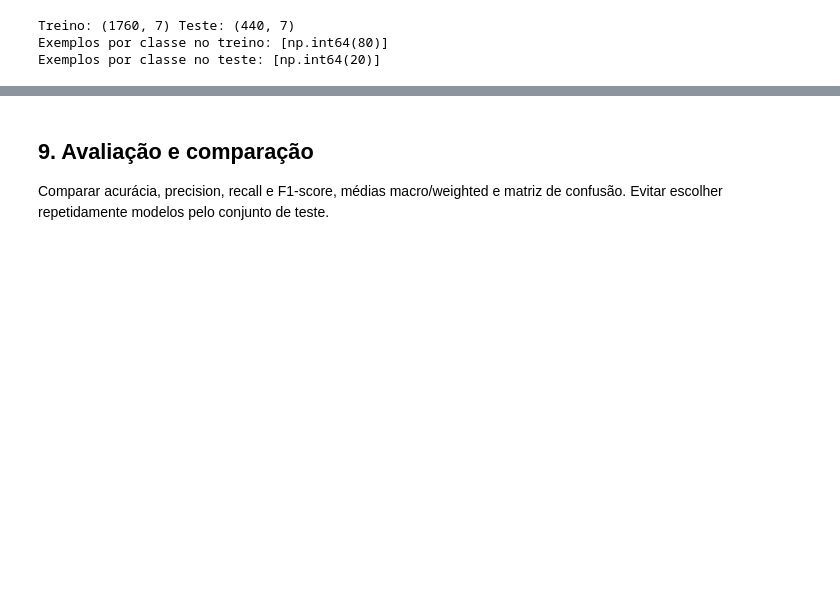
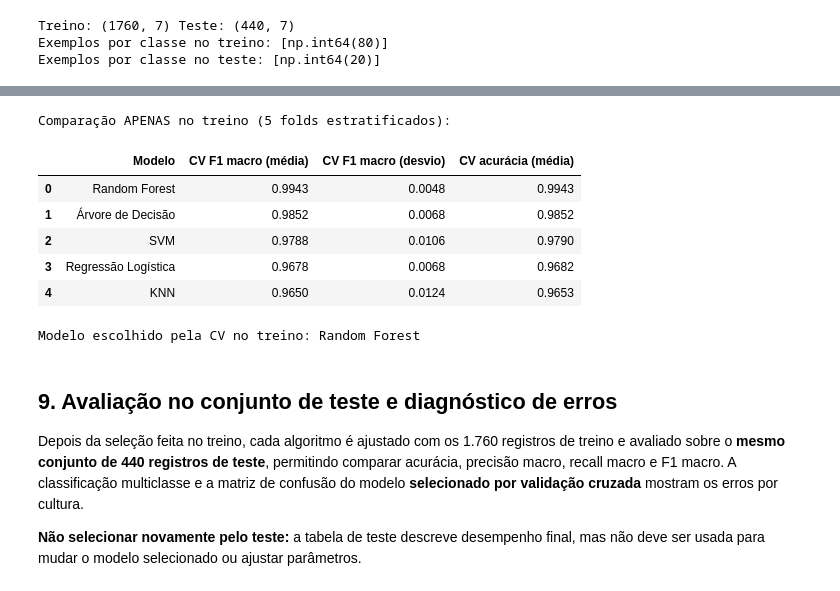
Before and after one commit to Caiobqz/FarmTech-Modelagem-IA-Fase3, a Jupyter notebook: notebooks/rascunho_modelagem_ia.ipynb, the cells around one changed output, grey strips where cells are left out. Saved outputs shown, nothing was run; the diff lists cells and outputs as text; code cells hidden in the pictures; blank space fills up the shorter version.

```diff
--- a/notebooks/rascunho_modelagem_ia.ipynb
+++ b/notebooks/rascunho_modelagem_ia.ipynb
@@ -314,7 +339,57 @@ Treinar cinco classificadores de algoritmos diferentes e justificar a escolha. C
 # %%
-# TODO: implementar os cinco classificadores e seus pipelines.
+# Treinamento e seleção por validação cruzada SOMENTE no conjunto de treino
+from sklearn.model_selection import StratifiedKFold, cross_validate
+from sklearn.pipeline import make_pipeline
+from sklearn.preprocessing import StandardScaler
+from sklearn.linear_model import LogisticRegression
+from sklearn.neighbors import KNeighborsClassifier
+from sklearn.tree import DecisionTreeClassifier
+from sklearn.ensemble import RandomForestClassifier
+from sklearn.svm import SVC
+
+modelos = {
+    "Regressão Logística": make_pipeline(StandardScaler(), LogisticRegression(max_iter=1000, random_state=SEMENTE)),
+    "KNN": make_pipeline(StandardScaler(), KNeighborsClassifier(n_neighbors=5)),
+    "Árvore de Decisão": DecisionTreeClassifier(random_state=SEMENTE),
+    "Random Forest": RandomForestClassifier(n_estimators=200, random_state=SEMENTE),
+    "SVM": make_pipeline(StandardScaler(), SVC()),
+}
+
+cv = StratifiedKFold(n_splits=5, shuffle=True, random_state=SEMENTE)
+linhas_cv = []
+for nome, modelo in modelos.items():
+    notas = cross_validate(
+        modelo, X_treino, y_treino, cv=cv,
+        scoring={"f1": "f1_macro", "acuracia": "accuracy"},
+        return_train_score=False,
+    )
+    linhas_cv.append({
+        "Modelo": nome,
+        "CV F1 macro (média)": notas["test_f1"].mean(),
+        "CV F1 macro (desvio)": notas["test_f1"].std(),
+        "CV acurácia (média)": notas["test_acuracia"].mean(),
+    })
+
+comparacao_cv = pd.DataFrame(linhas_cv).sort_values(
+    ["CV F1 macro (média)", "CV acurácia (média)"], ascending=False
+).reset_index(drop=True)
+modelo_escolhido = comparacao_cv.loc[0, "Modelo"]
+print("Comparação APENAS no treino (5 folds estratificados):")
+display(comparacao_cv.round(4))
+print("Modelo escolhido pela CV no treino:", modelo_escolhido)
+# %% [output]
+Comparação APENAS no treino (5 folds estratificados):
+|  | Modelo | CV F1 macro (média) | CV F1 macro (desvio) | CV acurácia (média) |
+| 0 | Random Forest | 0.9943 | 0.0048 | 0.9943 |
+| 1 | Árvore de Decisão | 0.9852 | 0.0068 | 0.9852 |
+| 2 | SVM | 0.9788 | 0.0106 | 0.9790 |
+| 3 | Regressão Logística | 0.9678 | 0.0068 | 0.9682 |
+| 4 | KNN | 0.9650 | 0.0124 | 0.9653 |
+Modelo escolhido pela CV no treino: Random Forest
 # %% [markdown]
-## 9. Avaliação e comparação
+## 9. Avaliação no conjunto de teste e diagnóstico de erros
 
-Comparar acurácia, precision, recall e F1-score, médias macro/weighted e matriz de confusão. Evitar escolher repetidamente modelos pelo conjunto de teste.
+Depois da seleção feita no treino, cada algoritmo é ajustado com os 1.760 registros de treino e avaliado sobre o **mesmo conjunto de 440 registros de teste**, permitindo comparar acurácia, precisão macro, recall macro e F1 macro. A classificação multiclasse e a matriz de confusão do modelo **selecionado por validação cruzada** mostram os erros por cultura.
+
+**Não selecionar novamente pelo teste:** a tabela de teste descreve desempenho final, mas não deve ser usada para mudar o modelo selecionado ou ajustar parâmetros.
 # %%
```
Also changed, not shown: parts of 19 cells of this notebook.
